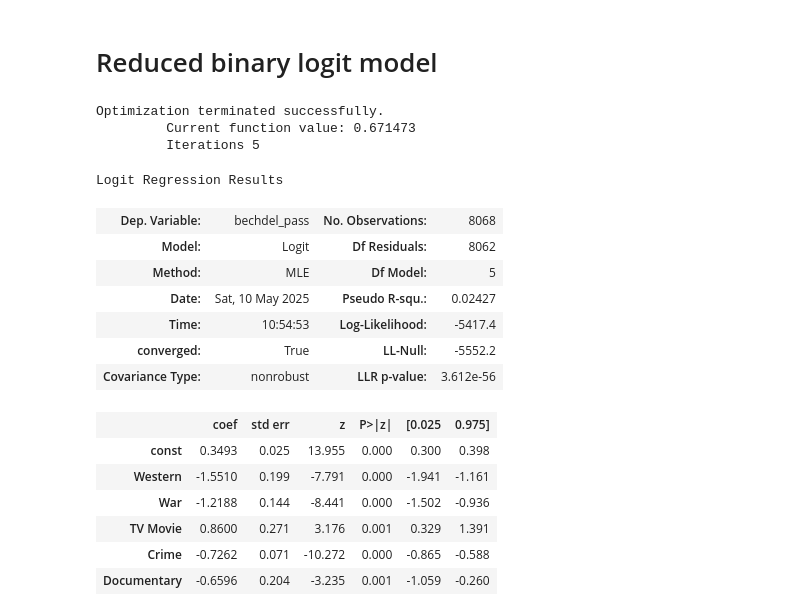
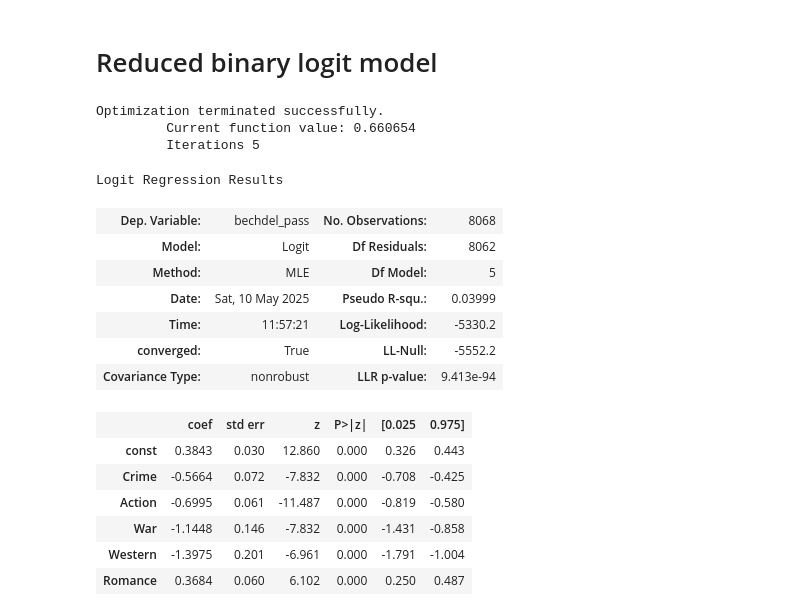
Before and after one commit to 80line/Bechdel_Test_Films, a Jupyter notebook: bechdel_test_films.ipynb, the cells around one changed output. Cells and saved outputs as stored; diff of their text form; code cells hidden in the pictures.

Commit message:
Add summary tables and ridge coefs

```diff
--- a/bechdel_test_films.ipynb
+++ b/bechdel_test_films.ipynb
@@ -584,30 +582,32 @@ top_genres = top_df['Feature'].tolist()
 # Reduced binary logit model
 # %%
 # Fit model
-X = df[top_genres]
-X_reduced = sm.add_constant(X)
+
+# Top 5 genres
+X_top5 = df[top_5.index.tolist()]
+X_top5 = sm.add_constant(X_top5)
 y = df['bechdel_pass']
 
-reduced_genres_mod = sm.Logit(y, X_reduced)
-reduced_genres_mod = reduced_genres_mod.fit()
+top5_mod = sm.Logit(y, X_top5)
+top5_mod = top5_mod.fit()
 
-reduced_genres_mod.summary()
+top5_mod.summary()
 # %% [output]
 Optimization terminated successfully.
-         Current function value: 0.671473
+         Current function value: 0.660654
          Iterations 5
 Logit Regression Results
 | Dep. Variable: | bechdel_pass | No. Observations: | 8068 |
 | Model: | Logit | Df Residuals: | 8062 |
 | Method: | MLE | Df Model: | 5 |
-| Date: | Sat, 10 May 2025 | Pseudo R-squ.: | 0.02427 |
-| Time: | 10:54:53 | Log-Likelihood: | -5417.4 |
+| Date: | Sat, 10 May 2025 | Pseudo R-squ.: | 0.03999 |
+| Time: | 11:57:21 | Log-Likelihood: | -5330.2 |
 | converged: | True | LL-Null: | -5552.2 |
-| Covariance Type: | nonrobust | LLR p-value: | 3.612e-56 |
+| Covariance Type: | nonrobust | LLR p-value: | 9.413e-94 |
 |  | coef | std err | z | P>|z| | [0.025 | 0.975] |
-| const | 0.3493 | 0.025 | 13.955 | 0.000 | 0.300 | 0.398 |
-| Western | -1.5510 | 0.199 | -7.791 | 0.000 | -1.941 | -1.161 |
-| War | -1.2188 | 0.144 | -8.441 | 0.000 | -1.502 | -0.936 |
-| TV Movie | 0.8600 | 0.271 | 3.176 | 0.001 | 0.329 | 1.391 |
-| Crime | -0.7262 | 0.071 | -10.272 | 0.000 | -0.865 | -0.588 |
-| Documentary | -0.6596 | 0.204 | -3.235 | 0.001 | -1.059 | -0.260 |
+| const | 0.3843 | 0.030 | 12.860 | 0.000 | 0.326 | 0.443 |
+| Crime | -0.5664 | 0.072 | -7.832 | 0.000 | -0.708 | -0.425 |
+| Action | -0.6995 | 0.061 | -11.487 | 0.000 | -0.819 | -0.580 |
+| War | -1.1448 | 0.146 | -7.832 | 0.000 | -1.431 | -0.858 |
+| Western | -1.3975 | 0.201 | -6.961 | 0.000 | -1.791 | -1.004 |
+| Romance | 0.3684 | 0.060 | 6.102 | 0.000 | 0.250 | 0.487 |
```
Also changed, not shown: parts of 11 cells of this notebook, 2 other files.
